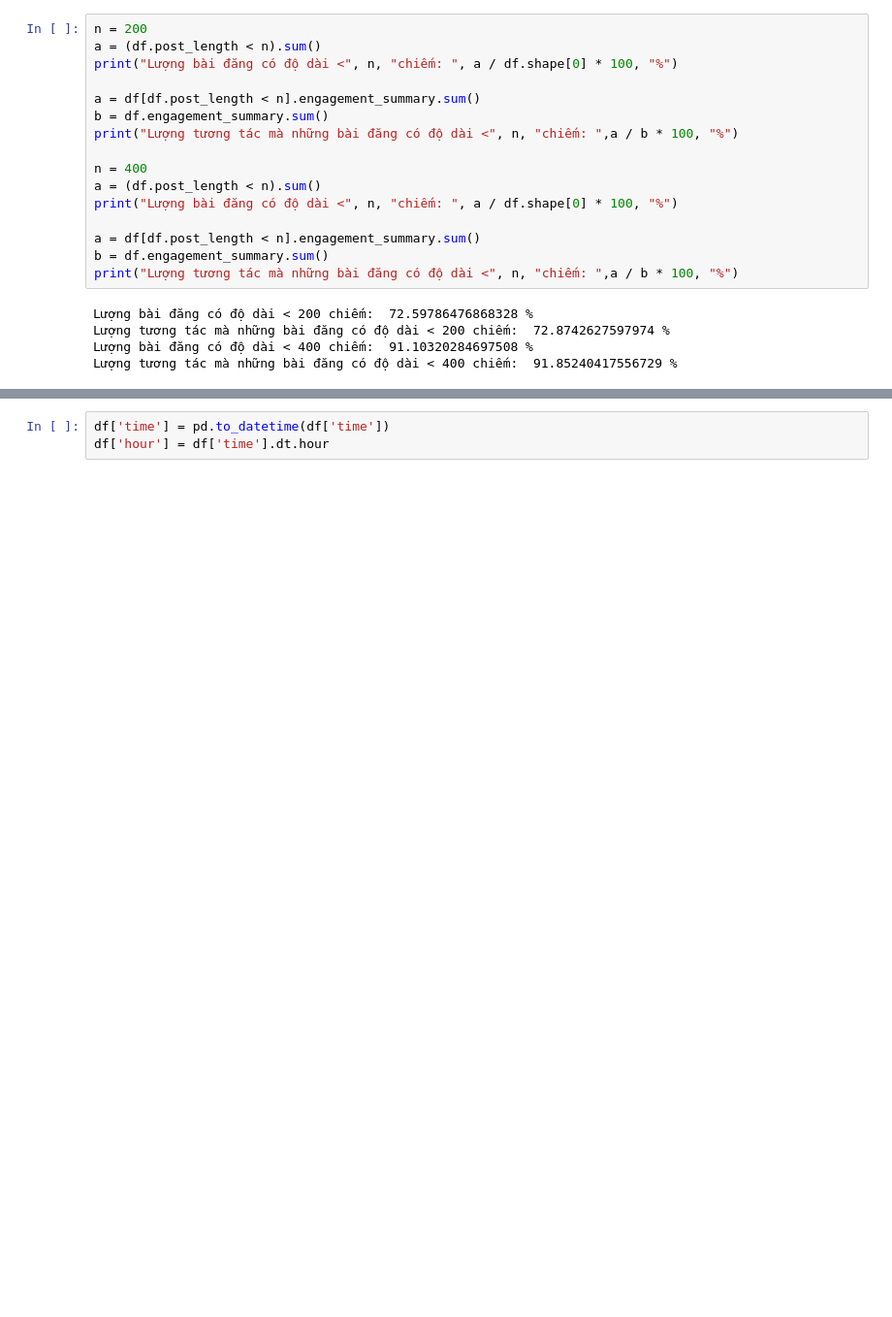
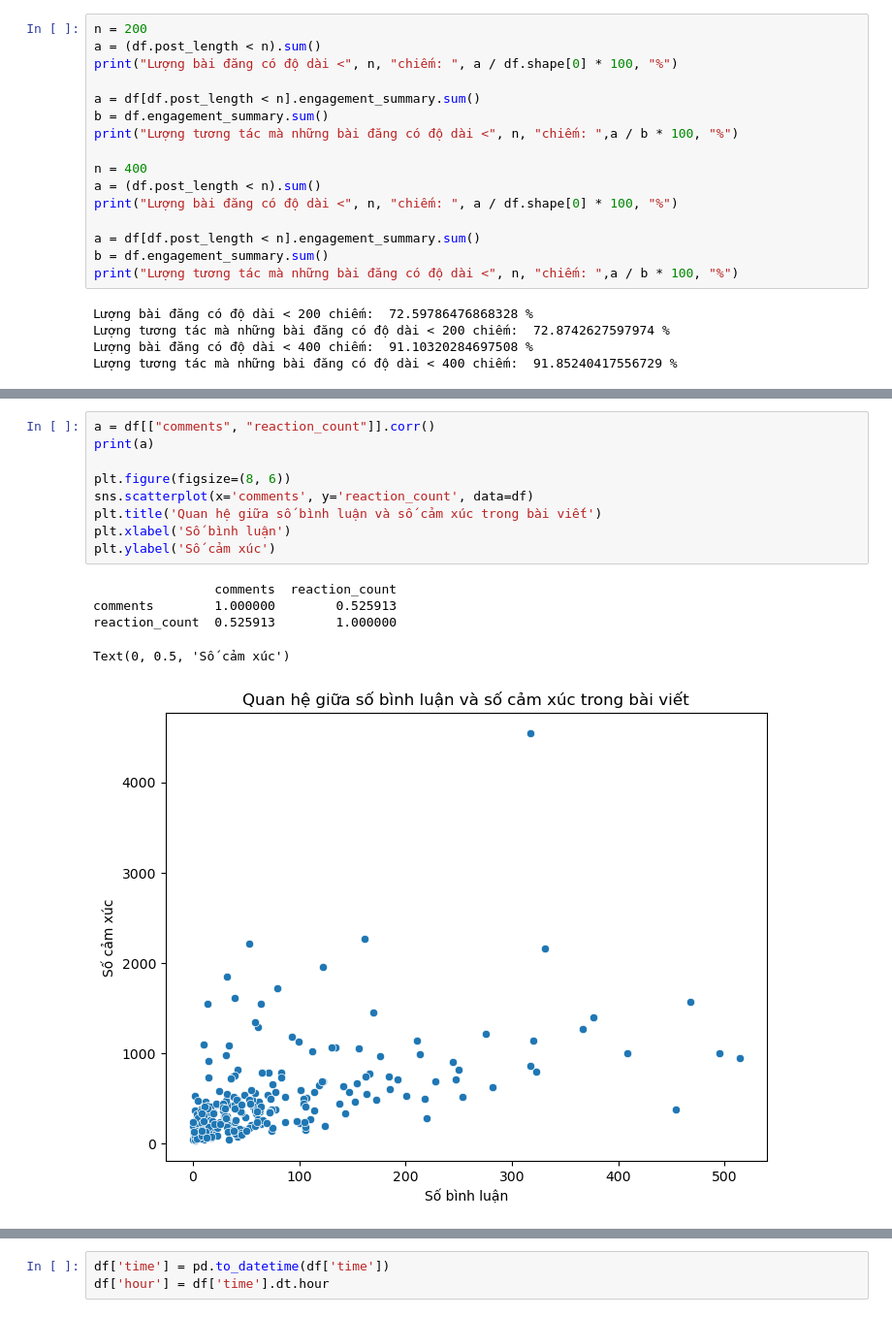
Before and after one commit to minhkhai2897/BTL_Python, a Jupyter notebook: analyze_data.ipynb, the cells around one changed output, grey strips where cells are left out. Shown at 97% size. Drawn from its saved outputs; the diff is of its cells as text; blank space fills up the shorter version.

```diff
--- a/analyze_data.ipynb
+++ b/analyze_data.ipynb
@@ -265,0 +273,15 @@ Lượng tương tác mà những bài đăng có độ dài < 400 chiếm:  91.
+# %%
+a = df[["comments", "reaction_count"]].corr()
+print(a)
+
+plt.figure(figsize=(8, 6))
+sns.scatterplot(x='comments', y='reaction_count', data=df)
+plt.title('Quan hệ giữa số bình luận và số cảm xúc trong bài viết')
+plt.xlabel('Số bình luận')
+plt.ylabel('Số cảm xúc')
+# %% [output]
+                comments  reaction_count
+comments        1.000000        0.525913
+reaction_count  0.525913        1.000000
+Text(0, 0.5, 'Số cảm xúc')
+[figure, added]
```
Also changed, not shown: parts of 5 cells of this notebook.
